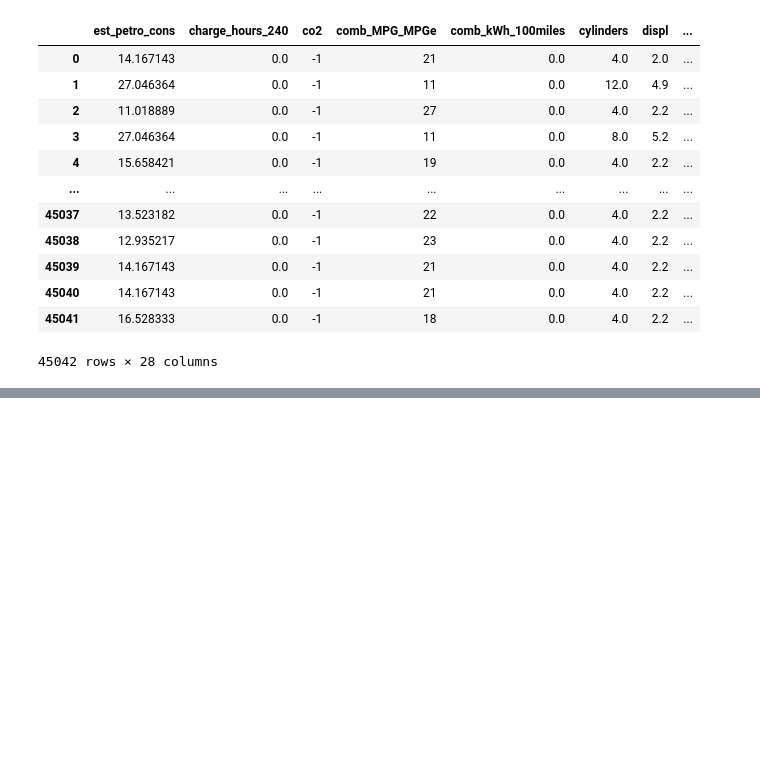
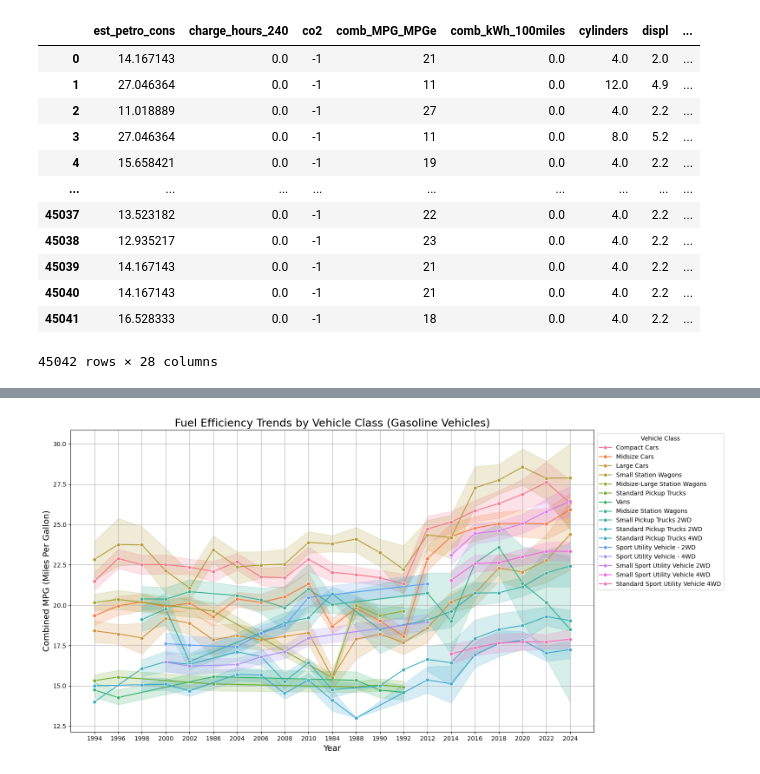
Before and after one commit to sampss/fuel_economy_gov, a Jupyter notebook: working/code/playground_2.ipynb, the cells around one changed output, grey strips where cells are left out. Saved outputs shown, nothing was run; the diff lists cells and outputs as text; code cells hidden in the pictures; blank space fills up the shorter version.

Commit message:
Created a few charts, one showing fuel economy improvements over time, one comparing cost to drive to work and one showing Co2 production when driving to work.

```diff
--- a/working/code/playground_2.ipynb
+++ b/working/code/playground_2.ipynb
@@ -265,0 +304,20 @@ combined_sales_fueleconomy_data
+# %%
+def calculate_co2_to_work(row):
+    if row['base_fuel_type'] in ['Gasoline', 'Hybrid']:
+        if row['co2'] == -1:  # Check for unavailable CO2 data
+            return None
+        else:
+            co2_per_mile_grams = row['co2']  # CO2 in grams per mile
+            co2_per_mile_pounds = co2_per_mile_grams / 453.592  # Convert grams to pounds
+            return co2_per_mile_pounds * 20  # CO2 for 20 miles (round trip)
+    elif row['base_fuel_type'] == 'EV':
+        kWh_per_mile = row['comb_kWh_100miles'] / 100  # kWh needed for 1 mile
+        co2_per_mile_pounds = kWh_per_mile * 2.2  # CO2 in pounds per kWh
+        return co2_per_mile_pounds * 20  # CO2 for 20 miles (round trip)
+    else:
+        return None  # Handle unexpected fuel types
+
+# Apply the calculation to create the new column
+combined_sales_fueleconomy_data['co2_to_work'] = combined_sales_fueleconomy_data.apply(calculate_co2_to_work, axis=1)
+
+combined_sales_fueleconomy_data
@@ -265,0 +359,50 @@ combined_sales_fueleconomy_data
+# %%
+# Example: Filter gasoline vehicles
+gasoline_df = combined_sales_fueleconomy_data[combined_sales_fueleconomy_data['base_fuel_type'] == 'Gasoline']
+
+# List of selected VClass types
+selected_vclass = [
+    "Compact Cars",
+    "Midsize Cars",
+    "Large Cars",
+    "Standard Pickup Trucks",
+    "Sport Utility Vehicle - 4WD",
+    "Small Sport Utility Vehicle 4WD",
+    "Small Station Wagons",
+    "Sport Utility Vehicle - 2WD",
+    "Standard Sport Utility Vehicle 4WD",
+    "Standard Pickup Trucks 4WD",
+    "Standard Pickup Trucks 2WD",
+    "Vans",
+    "Small Sport Utility Vehicle 2WD",
+    "Midsize-Large Station Wagons",
+    "Midsize Station Wagons",
+    "Small Pickup Trucks 2WD"
+]
+
+# Filter the DataFrame for the selected classes
+gasoline_df = gasoline_df[gasoline_df['VClass'].isin(selected_vclass)]
+
+# Check that the data contains no NaN values for relevant columns
+gasoline_df = gasoline_df.dropna(subset=['year', 'VClass', 'comb_MPG_MPGe'])
+
+# Filter for 10-year increments
+gasoline_df = gasoline_df[gasoline_df['year'].astype(int) % 2 == 0]
+
+# Convert year to categorical if needed and ensure it's sorted
+gasoline_df['year'] = gasoline_df['year'].astype(str)
+
+# Line plot for fuel efficiency trends
+plt.figure(figsize=(16, 8))
+sns.lineplot(x="year", y="comb_MPG_MPGe", hue="VClass", data=gasoline_df, marker="o")
+
+# Add titles and labels
+plt.title("Fuel Efficiency Trends by Vehicle Class (Gasoline Vehicles)", fontsize=18)
+plt.xlabel("Year", fontsize=14)
+plt.ylabel("Combined MPG (Miles Per Gallon)", fontsize=14)
+plt.legend(title="Vehicle Class", loc="upper left", bbox_to_anchor=(1, 1))  # Place legend outside the plot
+plt.grid(True)
+plt.tight_layout()
+plt.show()
+# %% [output]
+[figure, added]
```
Also changed, not shown: parts of 20 cells of this notebook, 1 other file.
